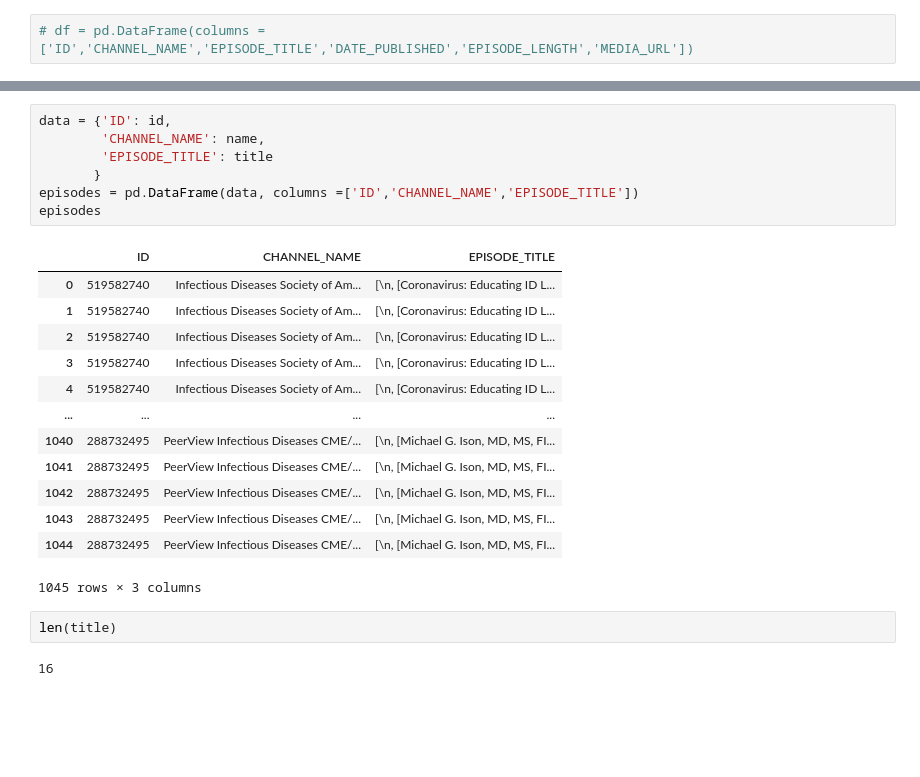
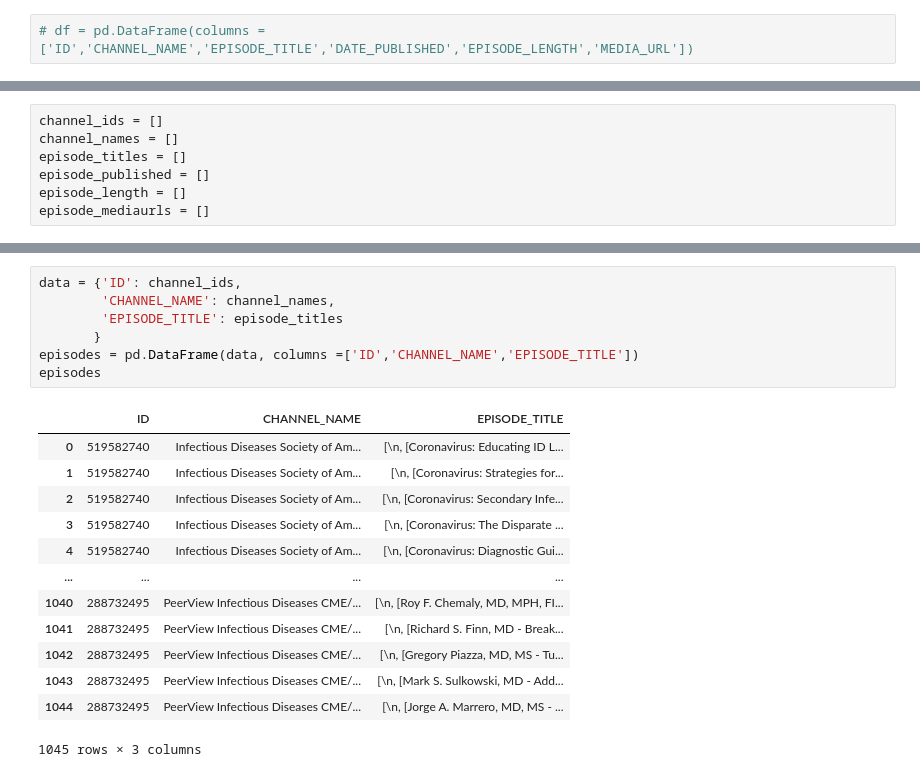
Before and after one commit to xthomas/dataviz, a Jupyter notebook: podcastcount/podcast_audit.ipynb, the cells around one changed output, grey strips where cells are left out. Cells and saved outputs as stored; diff of their text form; blank space fills up the shorter version.

```diff
--- a/podcastcount/podcast_audit.ipynb
+++ b/podcastcount/podcast_audit.ipynb
@@ -215 +226,8 @@ len(id)
+# %%
+channel_ids = []
+channel_names = []
+episode_titles = []
+episode_published = []
+episode_length = []
+episode_mediaurls = []
 # %%
@@ -278,25 +307,21 @@ dtype: object
 # %%
-data = {'ID': id,
-        'CHANNEL_NAME': name,
-        'EPISODE_TITLE': title
+data = {'ID': channel_ids,
+        'CHANNEL_NAME': channel_names,
+        'EPISODE_TITLE': episode_titles
        }
 episodes = pd.DataFrame(data, columns =['ID','CHANNEL_NAME','EPISODE_TITLE'])
 episodes
 # %% [output]
 |  | ID | CHANNEL_NAME | EPISODE_TITLE |
 | 0 | 519582740 | Infectious Diseases Society of Am... | [\n, [Coronavirus: Educating ID L... |
-| 1 | 519582740 | Infectious Diseases Society of Am... | [\n, [Coronavirus: Educating ID L... |
-| 2 | 519582740 | Infectious Diseases Society of Am... | [\n, [Coronavirus: Educating ID L... |
-| 3 | 519582740 | Infectious Diseases Society of Am... | [\n, [Coronavirus: Educating ID L... |
-| 4 | 519582740 | Infectious Diseases Society of Am... | [\n, [Coronavirus: Educating ID L... |
+| 1 | 519582740 | Infectious Diseases Society of Am... | [\n, [Coronavirus: Strategies for... |
+| 2 | 519582740 | Infectious Diseases Society of Am... | [\n, [Coronavirus: Secondary Infe... |
+| 3 | 519582740 | Infectious Diseases Society of Am... | [\n, [Coronavirus: The Disparate ... |
+| 4 | 519582740 | Infectious Diseases Society of Am... | [\n, [Coronavirus: Diagnostic Gui... |
 | ... | ... | ... | ... |
-| 1040 | 288732495 | PeerView Infectious Diseases CME/... | [\n, [Michael G. Ison, MD, MS, FI... |
-| 1041 | 288732495 | PeerView Infectious Diseases CME/... | [\n, [Michael G. Ison, MD, MS, FI... |
-| 1042 | 288732495 | PeerView Infectious Diseases CME/... | [\n, [Michael G. Ison, MD, MS, FI... |
-| 1043 | 288732495 | PeerView Infectious Diseases CME/... | [\n, [Michael G. Ison, MD, MS, FI... |
-| 1044 | 288732495 | PeerView Infectious Diseases CME/... | [\n, [Michael G. Ison, MD, MS, FI... |
+| 1040 | 288732495 | PeerView Infectious Diseases CME/... | [\n, [Roy F. Chemaly, MD, MPH, FI... |
+| 1041 | 288732495 | PeerView Infectious Diseases CME/... | [\n, [Richard S. Finn, MD - Break... |
+| 1042 | 288732495 | PeerView Infectious Diseases CME/... | [\n, [Gregory Piazza, MD, MS - Tu... |
+| 1043 | 288732495 | PeerView Infectious Diseases CME/... | [\n, [Mark S. Sulkowski, MD - Add... |
+| 1044 | 288732495 | PeerView Infectious Diseases CME/... | [\n, [Jorge A. Marrero, MD, MS - ... |
 1045 rows × 3 columns
-# %%
-len(title)
-# %% [output]
-16
```
Also changed, not shown: parts of 10 cells of this notebook.
